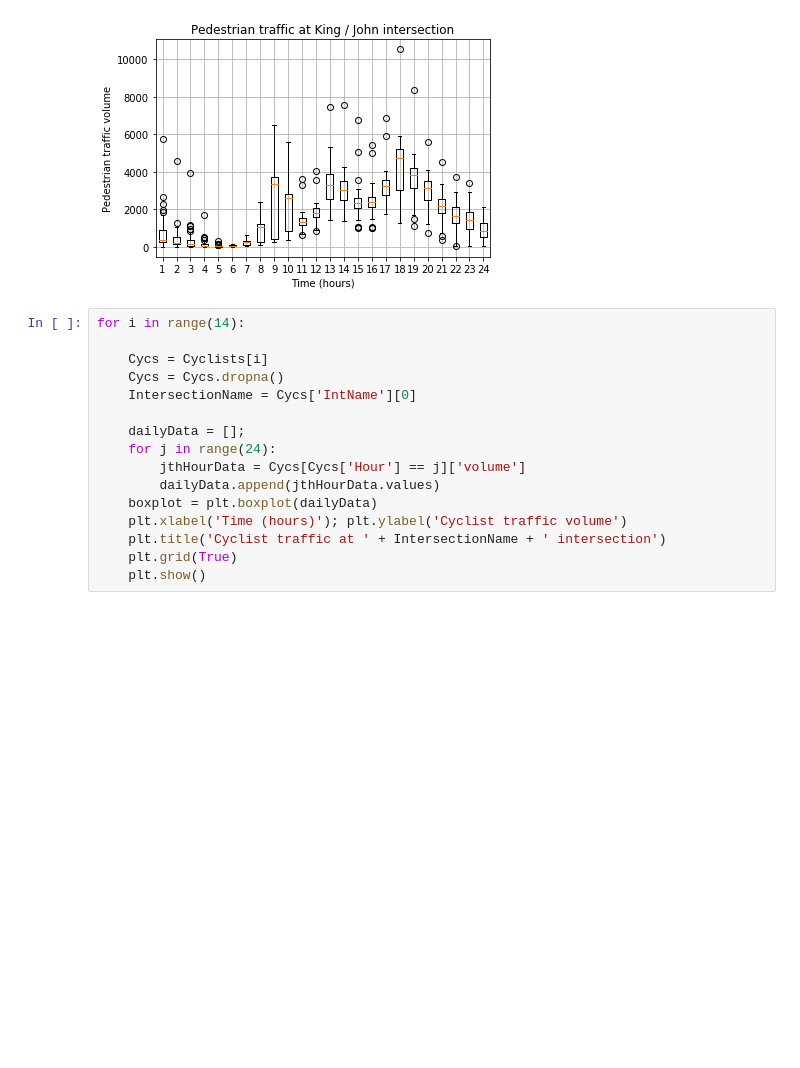
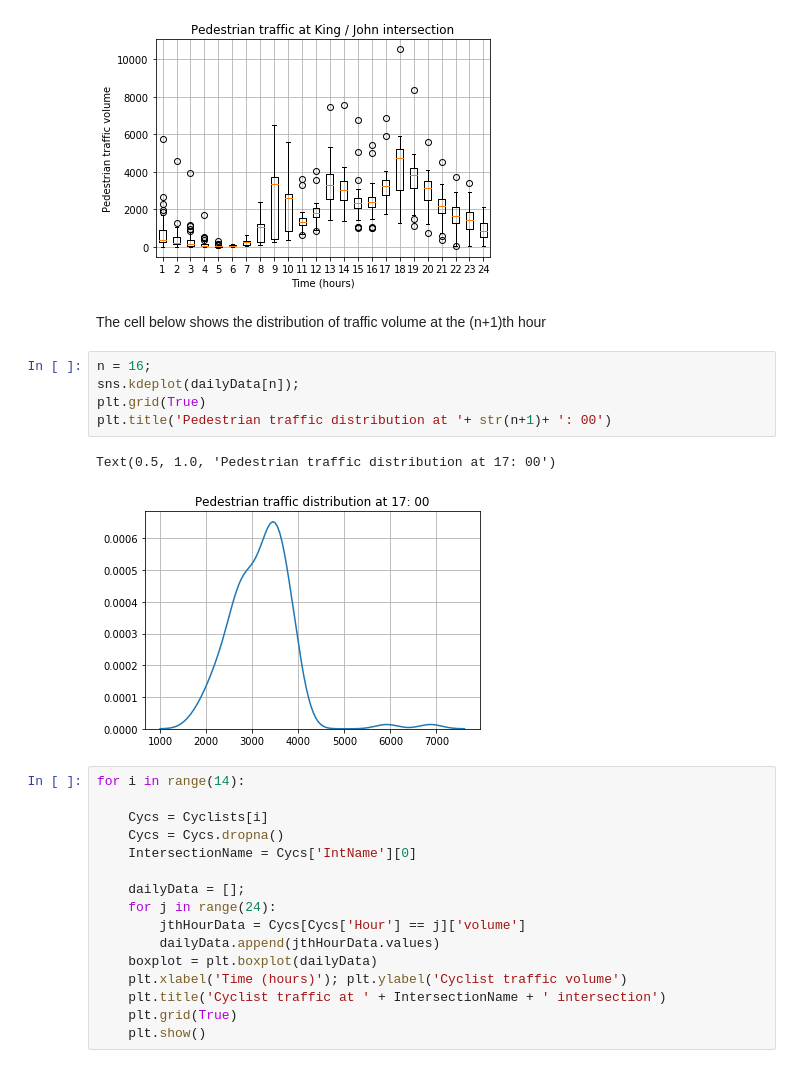
Before and after one commit to kojosarfo/InsightProject, a Jupyter notebook: notebooks/IllustrativePlots.ipynb, the cells around one changed output. Saved outputs shown, nothing was run; the diff lists cells and outputs as text; blank space fills up the shorter version.

Commit message:
Updated illustrative plots

```diff
--- a/notebooks/IllustrativePlots.ipynb
+++ b/notebooks/IllustrativePlots.ipynb
@@ -110,6 +111,16 @@ for i in range(14):
 [figure]
 [figure]
 [figure]
+# %% [markdown]
+The cell below shows the distribution of traffic volume at the (n+1)th hour
+# %%
+n = 16;
+sns.kdeplot(dailyData[n]);
+plt.grid(True)
+plt.title('Pedestrian traffic distribution at '+ str(n+1)+ ': 00')
+# %% [output]
+Text(0.5, 1.0, 'Pedestrian traffic distribution at 17: 00')
+[figure, added]
 # %%
 for i in range(14):
 
```
Also changed, not shown: parts of 1 cell of this notebook.
